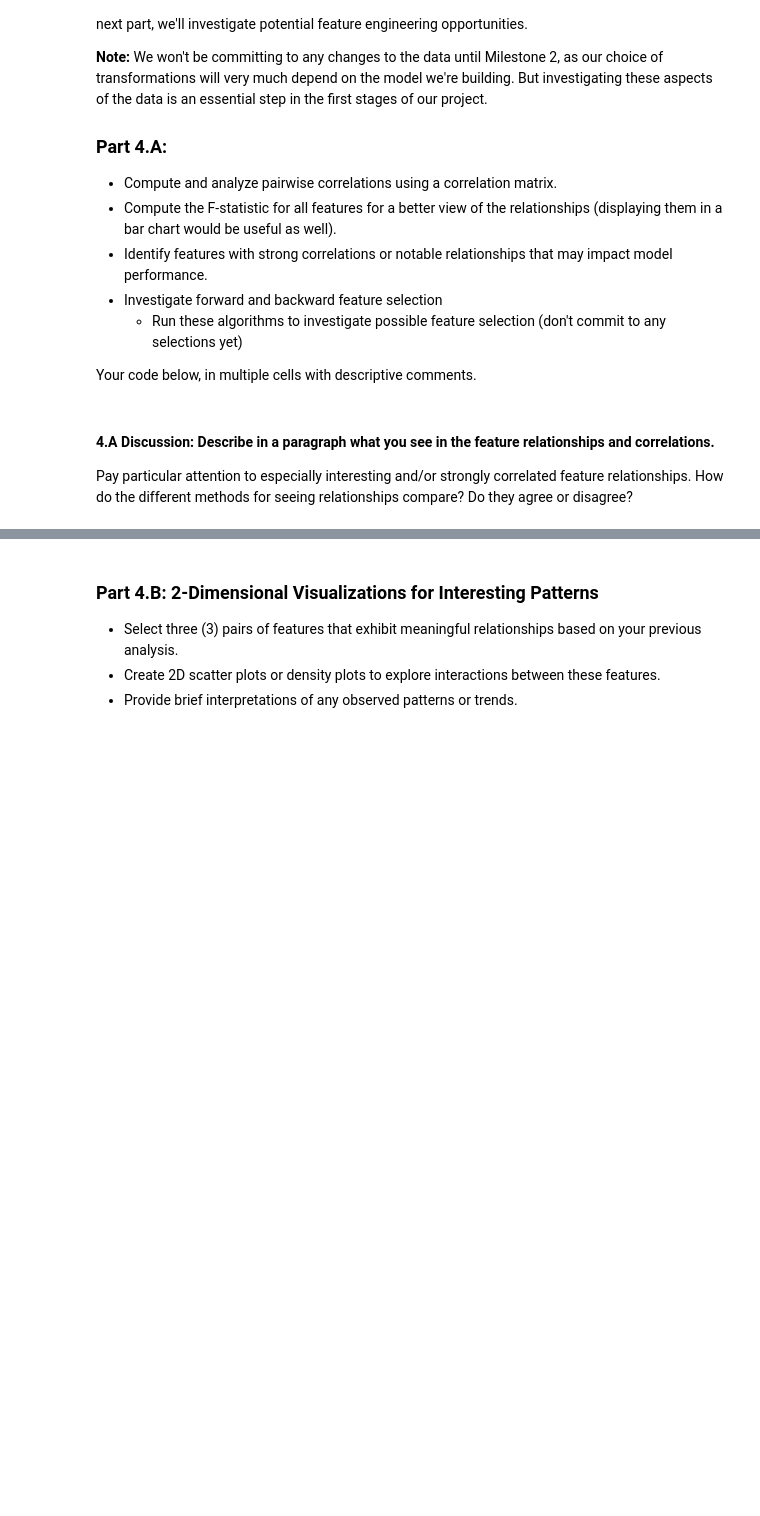
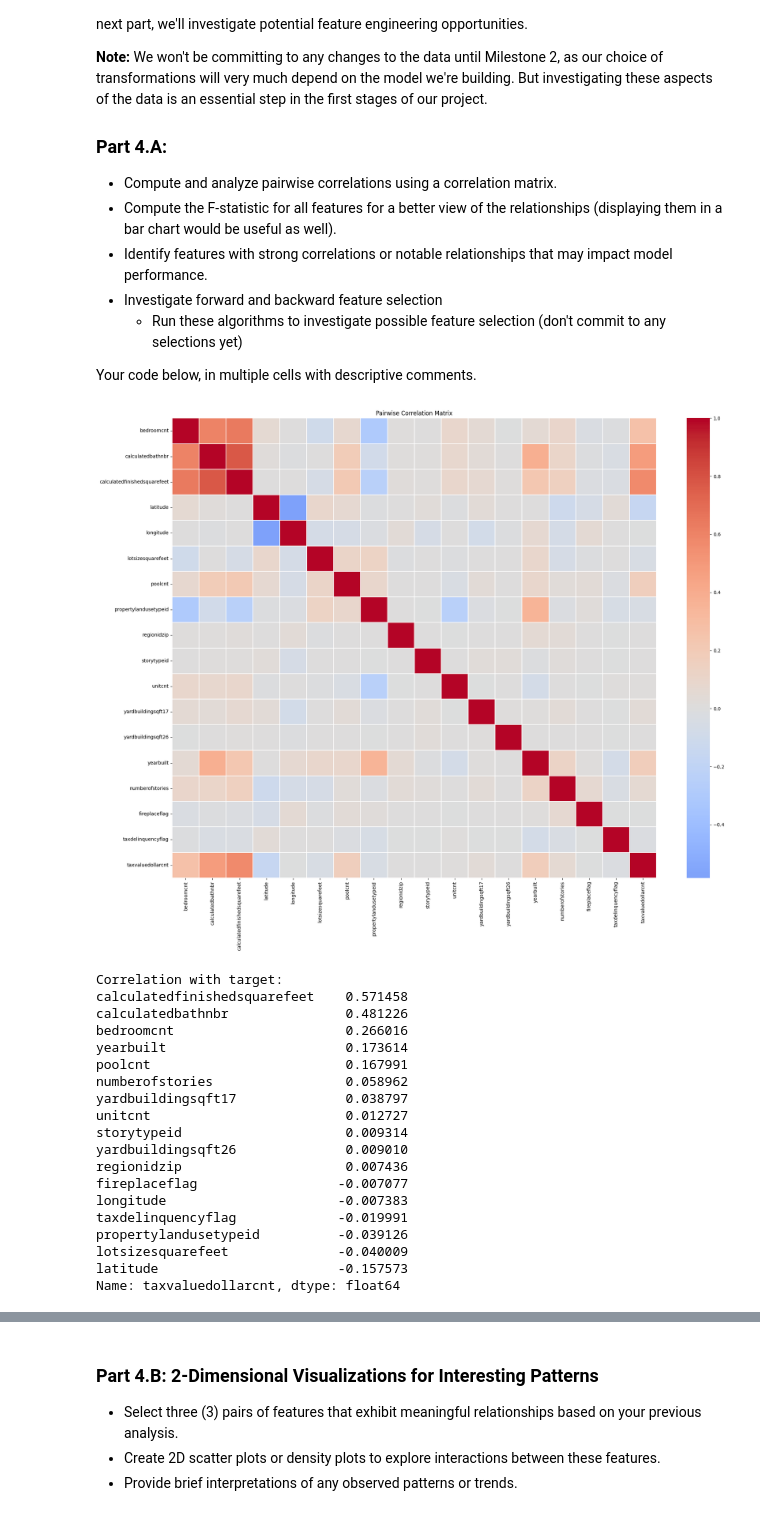
Before and after one commit to kumargaurav-bu-edu/bu_shared_projects, a Jupyter notebook: Milestone_01.ipynb, the cells around one changed output, grey strips where cells are left out. Saved outputs shown, nothing was run; the diff lists cells and outputs as text; code cells hidden in the pictures; blank space fills up the shorter version.

```diff
--- a/Milestone_01.ipynb
+++ b/Milestone_01.ipynb
@@ -836,8 +838,61 @@ In this part, we will investigate the feature relationships as a way of understa
         - Run these algorithms to investigate possible feature selection (don't commit to any selections yet)
 
 Your code below, in multiple cells with descriptive comments.
-# %% [markdown]
-#### **4.A Discussion:**  Describe in a paragraph what you see in the feature relationships and correlations.
-
-Pay particular attention to especially interesting and/or strongly correlated feature relationships.
- How do the different methods for seeing relationships compare? Do they agree or disagree?
+# %%
+df_feat = df_imputed.drop(['basementsqft', 'finishedfloor1squarefeet', 'finishedsquarefeet50', 'fireplacecnt', 'garagecarcnt','garagetotalsqft','roomcnt','propertycountylandusecode'],axis=1) #we are having trouble with these features. For now we are dropping them.
+# %%
+## Correlation Matrix
+
+corr_matrix = df_feat.corr(numeric_only=True)
+
+plt.figure(figsize=(20, 16))
+sns.heatmap(corr_matrix, annot=False, cmap="coolwarm", center=0, linewidths=0.3)
+plt.title("Pairwise Correlation Matrix")
+plt.tight_layout()
+plt.show()
+
+# Correlation with the target, sorted
+target_corr = corr_matrix[TARGET].drop(TARGET).sort_values(ascending=False)
+print("Correlation with target:")
+print(target_corr)
+
+#F Stat
+
+X = df_feat.drop(columns=[TARGET])
+y = df[TARGET]
+
+f_scores, p_values = f_regression(X, y)
+
+f_df = pd.DataFrame({"feature": X.columns, "f_score": f_scores, "p_value": p_values})
+f_df = f_df.sort_values("f_score", ascending=False).reset_index(drop=True)
+
+plt.figure(figsize=(12, 8))
+plt.barh(f_df["feature"], f_df["f_score"], color="steelblue")
+plt.xlabel("F-Score")
+plt.title("F-Statistic for All Features vs Target")
+plt.gca().invert_yaxis()
+plt.tight_layout()
+plt.show()
+
+f_df.head(15)
+# %% [output]
+[figure, added]
+Correlation with target:
+calculatedfinishedsquarefeet    0.571458
+calculatedbathnbr               0.481226
+bedroomcnt                      0.266016
+yearbuilt                       0.173614
+poolcnt                         0.167991
+numberofstories                 0.058962
+yardbuildingsqft17              0.038797
+unitcnt                         0.012727
+storytypeid                     0.009314
+yardbuildingsqft26              0.009010
+regionidzip                     0.007436
+fireplaceflag                  -0.007077
+longitude                      -0.007383
+taxdelinquencyflag             -0.019991
+propertylandusetypeid          -0.039126
+lotsizesquarefeet              -0.040009
+latitude                       -0.157573
+Name: taxvaluedollarcnt, dtype: float64
```
Also changed, not shown: parts of 11 cells of this notebook, 2 other files.
